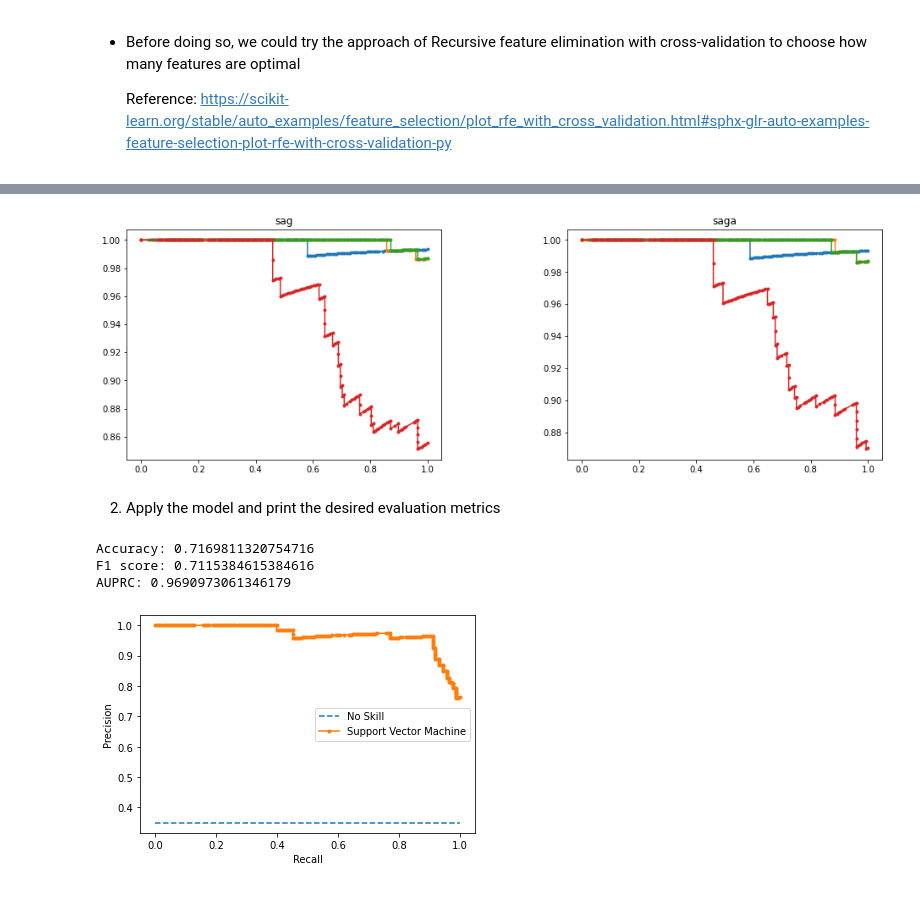
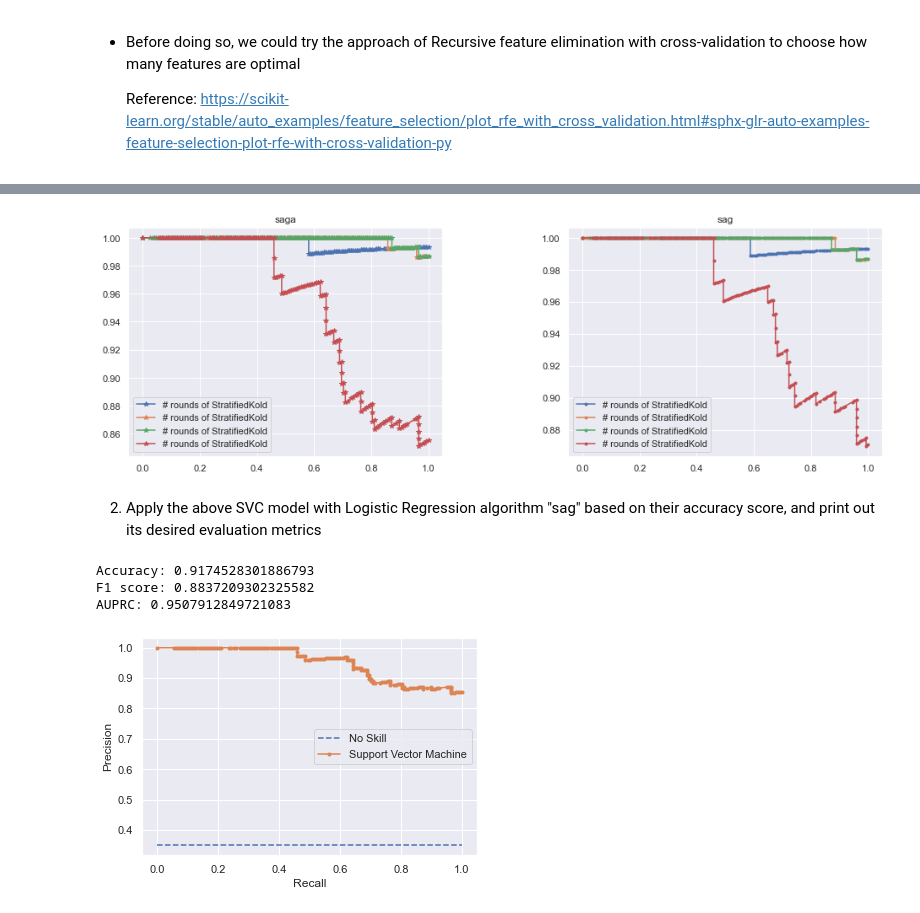
Before and after one commit to rankitten/Security_Analytics_Project, a Jupyter notebook: API_20220428.ipynb, the cells around one changed output, grey strips where cells are left out. Cells and saved outputs as stored; diff of their text form; code cells hidden in the pictures.

```diff
--- a/API_20220428.ipynb
+++ b/API_20220428.ipynb
@@ -30,6 +30,7 @@ import numpy as np
 import pandas as pd
 import matplotlib.pyplot as plt
 import seaborn as sns
+sns.set()
 from sklearn import preprocessing
 from sklearn.preprocessing import StandardScaler
 from sklearn.model_selection import train_test_split
@@ -718,0 +608,16 @@ Root_mean_squared_error: 0.29
+# %%
+clf = svm.SVC(probability=True)
+clf.fit(X_train1, y_train1)
+y_pred = clf.predict_proba(X_test1)
+y_hat1 = clf.predict(X_test1)
+print("Accuracy:", accuracy_score(y_test1, y_hat1))
+print("F1 score:", f1_score(y_test1, y_hat1))
+fraud_precision, fraud_recall, thresholds = precision_recall_curve(y_test1, y_pred[:, 1])
+print("AUPRC:", auc(fraud_recall, fraud_precision))
+no_skill = len(y_test1[y_test1==1]) / len(y_test1)
+plt.plot([0, 1], [no_skill, no_skill], linestyle="--", label='No Skill')
+plt.plot(fraud_recall, fraud_precision, marker='*', label='Support Vector Machine')
+plt.xlabel('Recall')
+plt.ylabel('Precision')
+plt.legend()
+plt.show()
@@ -771,9 +683,8 @@ from sklearn import svm
 # %%
-# Let's try 5 fold cross validation with logistic regression
+# Let's try 4 fold cross validation with logistic regression
 # And with two different solvers to see if there would be any difference
 from sklearn.linear_model import LogisticRegression
-from sklearn.model_selection import KFold
-kf = StratifiedKFold(n_splits=4) #3 folds
+kf = StratifiedKFold(n_splits=4) #4 folds
 #feature_cols = ['inter_api_access_duration','api_access_uniqueness', 'sequence_length',	'vsession_duration','ip_type']
 #X = api[feature_cols]
 X = api.drop('classification', axis=1)
@@ -788,34 +699,36 @@ ax_sag = fig.add_subplot(1, 2, 1)
 ax_saga = fig.add_subplot(1, 2, 2)
 f1_sag = []
 f1_saga = []
+solvers = ["sag","lbfgs","liblinear","newton-cg"]
 
 for train, test in kf.split(X, y):
     X_train, X_test = X.iloc[train], X.iloc[test]
     y_train, y_test = y.iloc[train], y.iloc[test]
 
-    clf1 = LogisticRegression(solver="sag").fit(X_train, y_train)
+    clf1 = LogisticRegression(solver="saga").fit(X_train, y_train)
     y_pred1 = clf1.predict_proba(X_test)
     y_hat1 = clf1.predict(X_test)
-    clf2 = LogisticRegression(solver="saga").fit(X_train, y_train)
+    clf2 = LogisticRegression(solver=solvers[0]).fit(X_train, y_train)
     y_pred2 = clf2.predict_proba(X_test)
     y_hat2 = clf2.predict(X_test)
 
     print("F1 score with sag:", f1_score(y_test, y_hat1))
-    f1_sag.append(f1_score(y_test, y_hat1))
+    f1_saga.append(f1_score(y_test, y_hat1))
     fraud_precision, fraud_recall, thresholds = precision_recall_curve(y_test, y_pred1[:, 1])
     print("AUPRC with sag:", auc(fraud_recall, fraud_precision))
-    ax_sag.plot(fraud_recall, fraud_precision, marker='.')
-    ax_sag.set_title('sag')
+    ax_saga.plot(fraud_recall, fraud_precision, marker='.', label="# rounds of StratifiedKold")
+    ax_saga.set_title('sag')
+    ax_saga.legend()
 
     print("F1 score with saga:", f1_score(y_test, y_hat2))
-    f1_saga.append(f1_score(y_test, y_hat2))
+    f1_sag.append(f1_score(y_test, y_hat2))
     fraud_precision, fraud_recall, thresholds = precision_recall_curve(y_test, y_pred2[:, 1])
     print("AUPRC with saga:", auc(fraud_recall, fraud_precision))
-    ax_saga.plot(fraud_recall, fraud_precision, marker='.')
-    ax_saga.set_title('saga')
-
+    ax_sag.plot(fraud_recall, fraud_precision, marker='*', label="# rounds of StratifiedKold")
+    ax_sag.set_title('saga')
+    ax_sag.legend()
+mean_f1_saga = sum(f1_saga)/len(f1_saga)
 mean_f1_sag = sum(f1_sag)/len(f1_sag)
-mean_f1_saga = sum(f1_saga)/len(f1_saga)
+print('Token Counts f1 score saga: ', str(mean_f1_saga))
 print('Token Counts f1 score sag: ', str(mean_f1_sag))
-print('Token Counts f1 score saga: ', str(mean_f1_saga))
 # %% [output]
@@ -840,14 +753,14 @@ Token Counts f1 score saga:  0.836981476126213
-[figure, old version]
+[figure, new version]
 # %% [markdown]
-2. Apply the model and print the desired evaluation metrics
+2. Apply the above SVC model with Logistic Regression algorithm "sag" based on their accuracy score, and print out its desired evaluation metrics
 # %%
 clf = svm.SVC(probability=True)
 clf.fit(X_train, y_train)
 y_pred = clf.predict_proba(X_test)
 y_hat = clf.predict(X_test)
-print("Accuracy:", accuracy_score(y_test, y_hat))
-print("F1 score:", f1_score(y_test, y_hat))
-fraud_precision, fraud_recall, thresholds = precision_recall_curve(y_test, y_pred[:, 1])
+print("Accuracy:", accuracy_score(y_test, y_hat2))
+print("F1 score:", f1_score(y_test, y_hat2))
+fraud_precision, fraud_recall, thresholds = precision_recall_curve(y_test, y_pred2[:, 1])
 print("AUPRC:", auc(fraud_recall, fraud_precision))
 no_skill = len(y_test[y_test==1]) / len(y_test)
 plt.plot([0, 1], [no_skill, no_skill], linestyle="--", label='No Skill')
@@ -857,7 +770,7 @@ plt.ylabel('Precision')
 plt.legend()
 plt.show()
 # %% [output]
-Accuracy: 0.7169811320754716
-F1 score: 0.7115384615384616
-AUPRC: 0.9690973061346179
+Accuracy: 0.9174528301886793
+F1 score: 0.8837209302325582
+AUPRC: 0.9507912849721083
-[figure, old version]
+[figure, new version]
```
Also changed, not shown: parts of 36 cells of this notebook, 2 other files.
